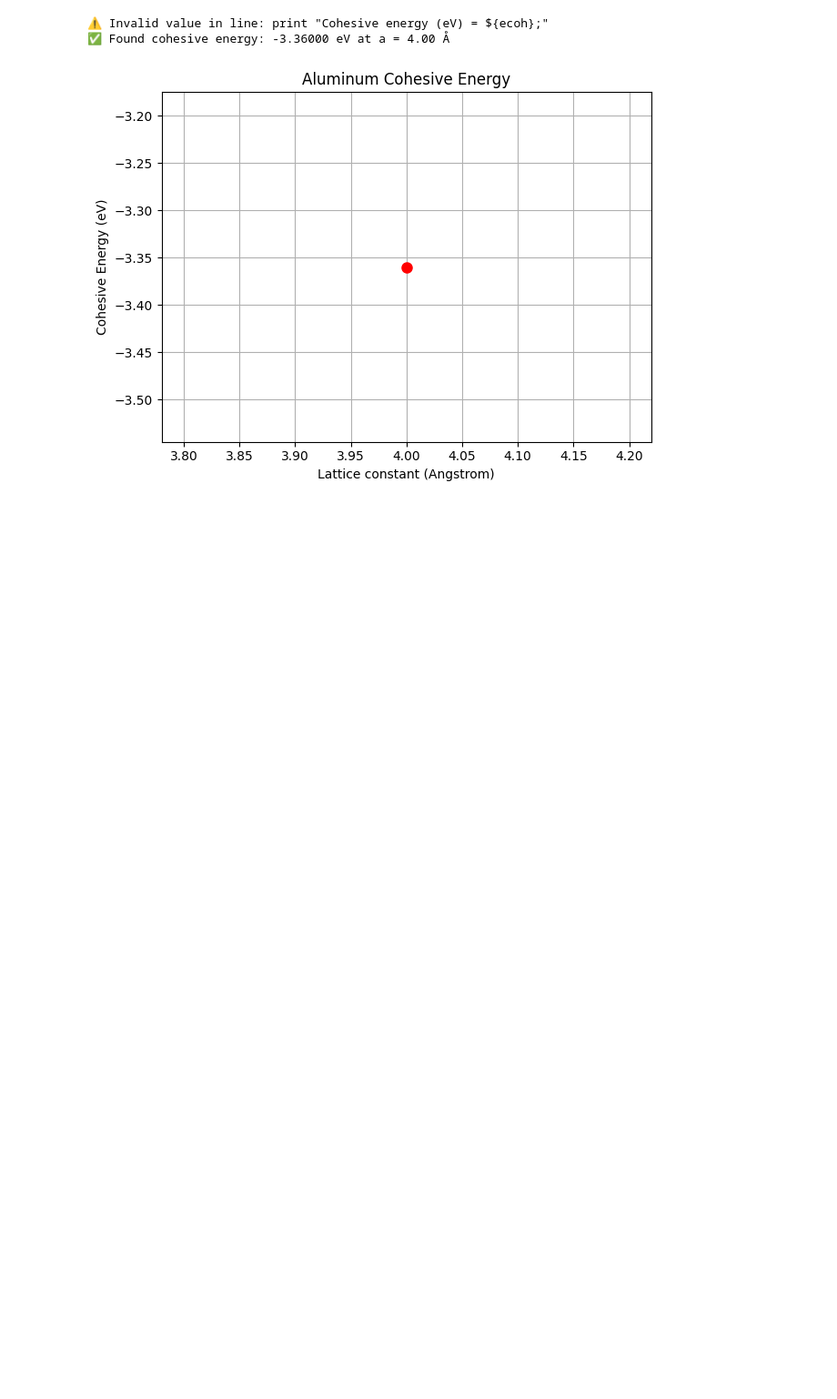
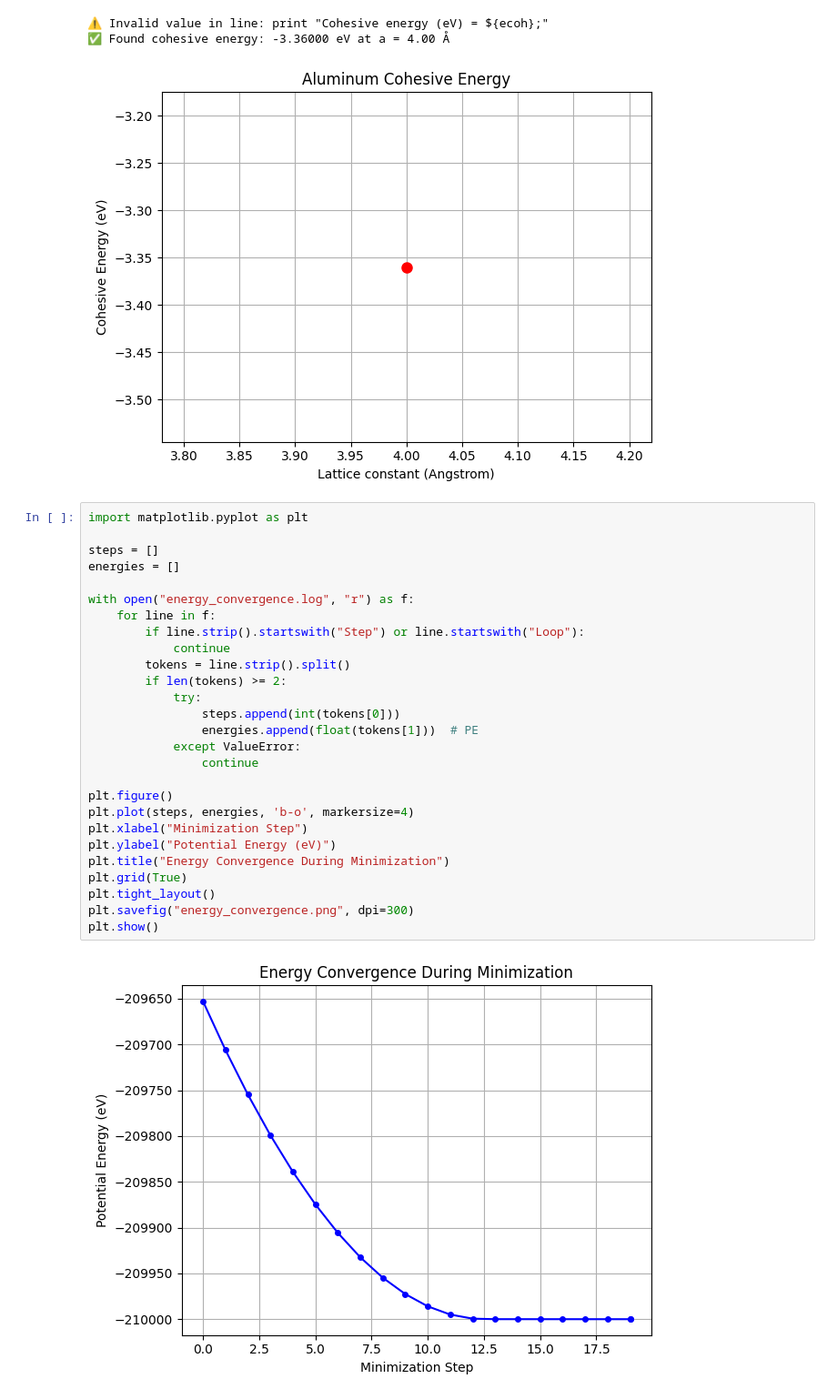
Before and after one commit to 123shwetarohokale/lammps-aluminum-optimization, a Jupyter notebook: analyze_energy.ipynb, the cells around one changed output. Shown at 91% size. Drawn from its saved outputs; the diff is of its cells as text; blank space fills up the shorter version.

Commit message:
Energy Convergence

```diff
--- a/analyze_energy.ipynb
+++ b/analyze_energy.ipynb
@@ -125,3 +125,32 @@ plt.show()
 ⚠️ Invalid value in line: print "Cohesive energy (eV) = ${ecoh};"
 ✅ Found cohesive energy: -3.36000 eV at a = 4.00 Å
 [figure]
+# %%
+import matplotlib.pyplot as plt
+
+steps = []
+energies = []
+
+with open("energy_convergence.log", "r") as f:
+    for line in f:
+        if line.strip().startswith("Step") or line.startswith("Loop"):
+            continue
+        tokens = line.strip().split()
+        if len(tokens) >= 2:
+            try:
+                steps.append(int(tokens[0]))
+                energies.append(float(tokens[1]))  # PE
+            except ValueError:
+                continue
+
+plt.figure()
+plt.plot(steps, energies, 'b-o', markersize=4)
+plt.xlabel("Minimization Step")
+plt.ylabel("Potential Energy (eV)")
+plt.title("Energy Convergence During Minimization")
+plt.grid(True)
+plt.tight_layout()
+plt.savefig("energy_convergence.png", dpi=300)
+plt.show()
+# %% [output]
+[figure, added]
```
Also changed, not shown: parts of 2 cells of this notebook.
